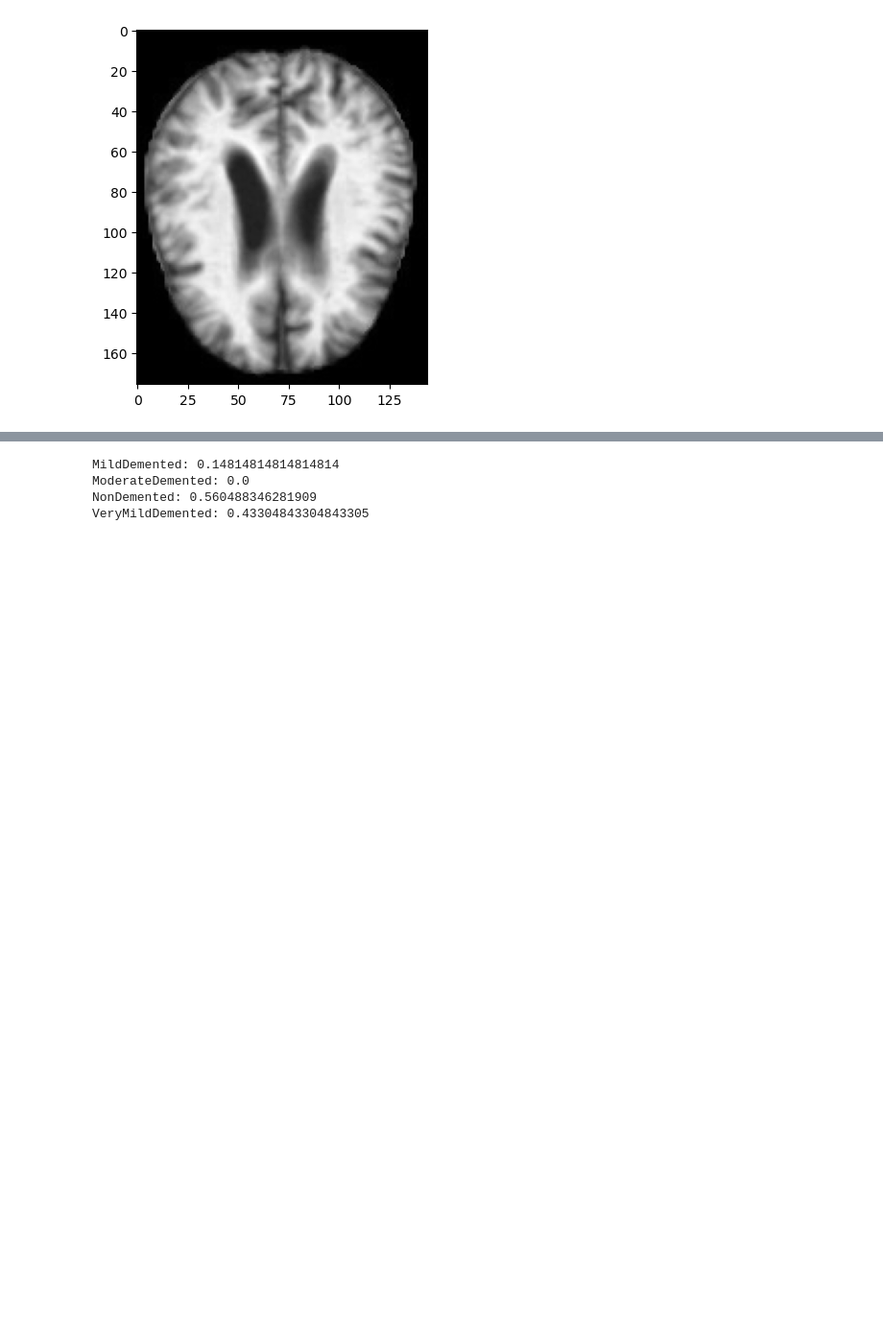
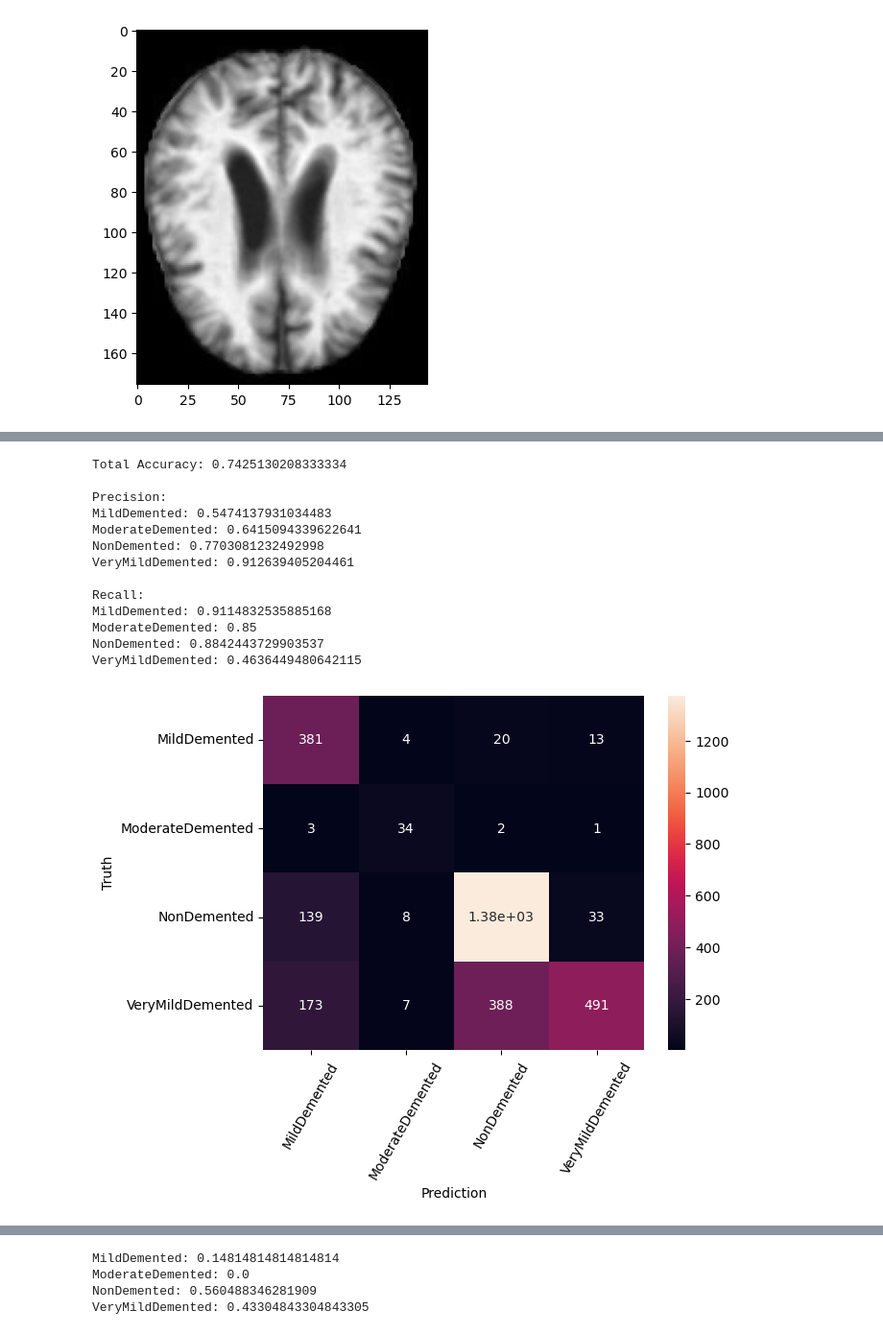
Before and after one commit to lazarovziv/ML-Pipeline, a Jupyter notebook: image-classification.ipynb, the cells around one changed output, grey strips where cells are left out. Shown at 96% size. Saved outputs shown, nothing was run; the diff lists cells and outputs as text; code cells hidden in the pictures; blank space fills up the shorter version.

```diff
--- a/image-classification.ipynb
+++ b/image-classification.ipynb
@@ -585,0 +630,17 @@ accuracy
+# %%
+show_metrics(model, val_dataset)
+# %% [output]
+Total Accuracy: 0.7425130208333334
+
+Precision:
+MildDemented: 0.5474137931034483
+ModerateDemented: 0.6415094339622641
+NonDemented: 0.7703081232492998
+VeryMildDemented: 0.912639405204461
+
+Recall:
+MildDemented: 0.9114832535885168
+ModerateDemented: 0.85
+NonDemented: 0.8842443729903537
+VeryMildDemented: 0.4636449480642115
+[figure, added]
```
Also changed, not shown: parts of 36 cells of this notebook, 2 other files.
